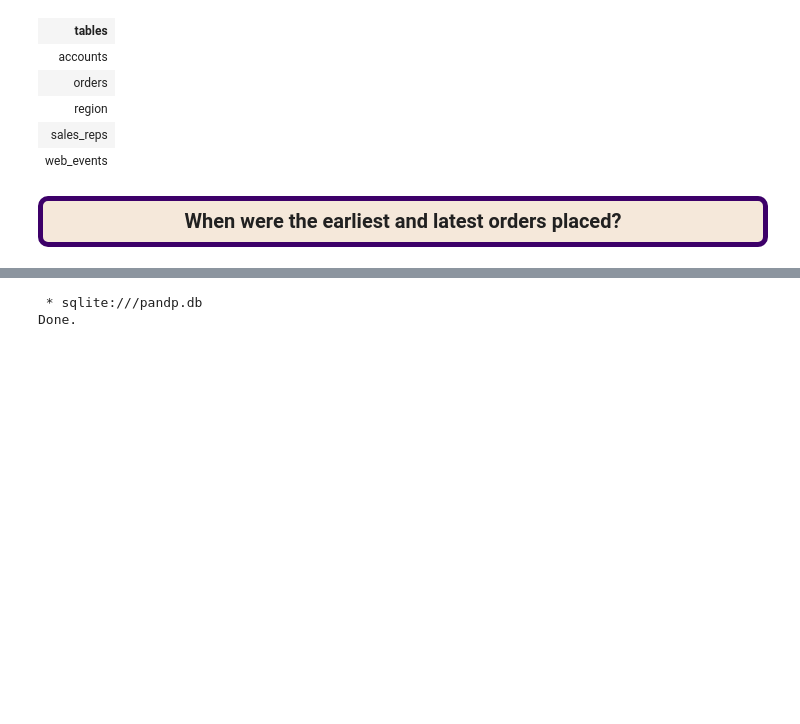
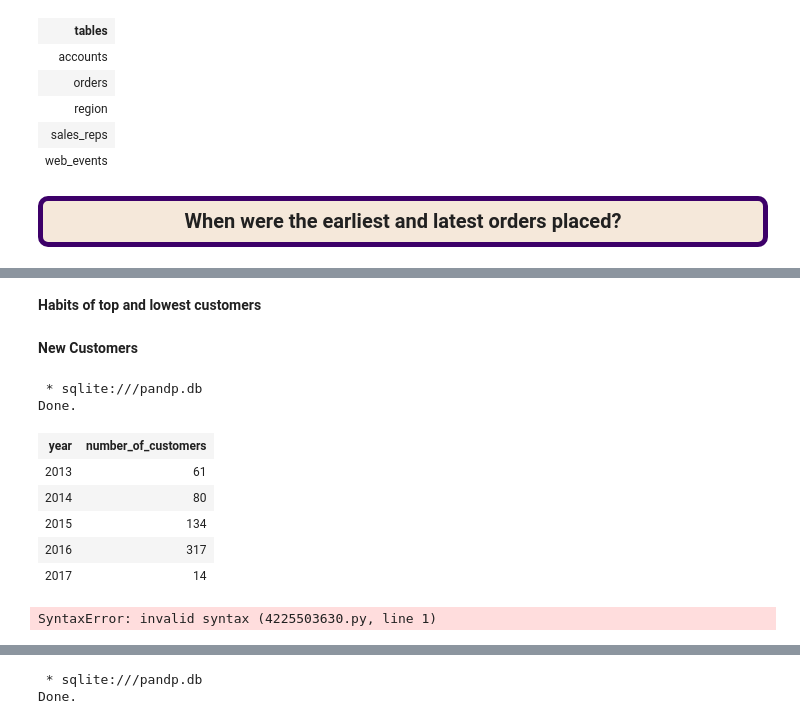
Before and after one commit to BuhariS/Interrogation-of-the-Parch-Posey-Database, a Jupyter notebook: Interrogation of the Parch & Posey Database.ipynb, the cells around one changed output, grey strips where cells are left out. Cells and saved outputs as stored; diff of their text form; code cells hidden in the pictures; blank space fills up the shorter version.

Commit message:
feat: Added top and low customers query

```diff
--- a/Interrogation of the Parch & Posey Database.ipynb
+++ b/Interrogation of the Parch & Posey Database.ipynb
@@ -613,0 +367,23 @@ The earliest recorded order was placed in December 2013 and the most recent orde
+# %% [markdown]
+**Habits of top and lowest customers**
+# %% [markdown]
+**New Customers**
+# %%
+%%sql
+SELECT  STRFTIME('%Y', occurred_at) year,  COUNT(DISTINCT account_id) number_of_customers
+FROM orders
+GROUP BY 1;
+# %% [output]
+ * sqlite:///pandp.db
+Done.
+| year | number_of_customers |
+| 2013 | 61 |
+| 2014 | 80 |
+| 2015 | 134 |
+| 2016 | 317 |
+| 2017 | 14 |
+# %%
+qr = (* sqlite:///pandp.db)
+qr.DataFrame()
+# %% [output]
+SyntaxError: invalid syntax (4225503630.py, line 1)
```
Also changed, not shown: parts of 149 cells of this notebook.
